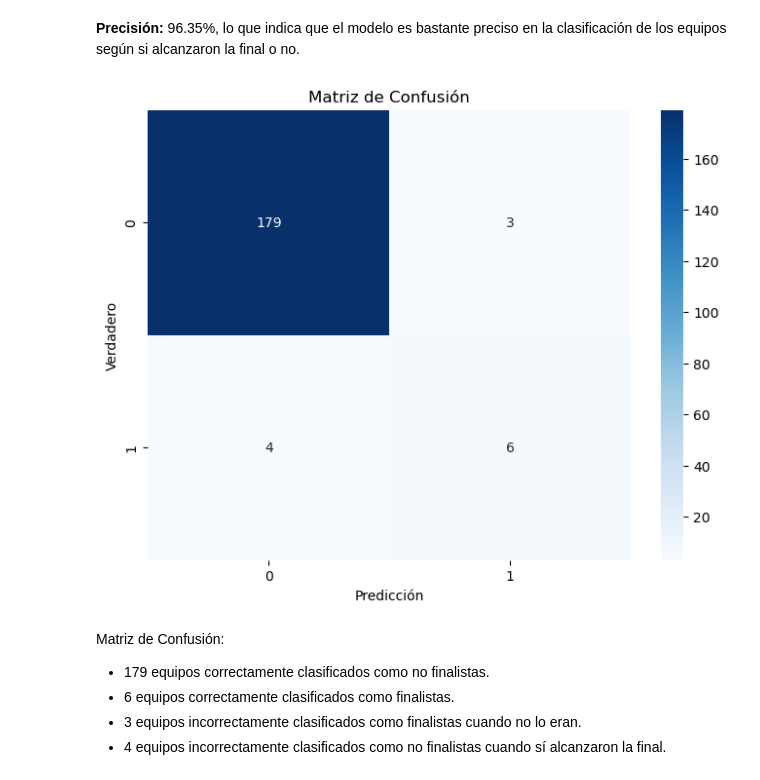
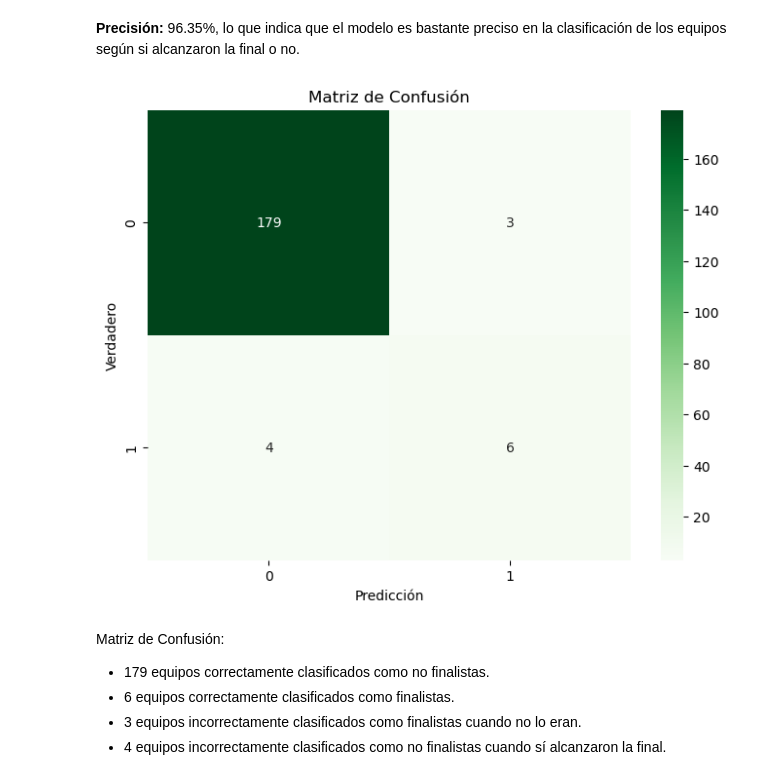
Before and after one commit to albabernal03/UEFA_PREDICCION2.0, a Jupyter notebook: modelos/clasificacion.ipynb, the cells around one changed output. Saved outputs shown, nothing was run; the diff lists cells and outputs as text; code cells hidden in the pictures.

Commit message:
cambiamos el color de la matrix¡z de confusion a verde que pega más con el fútbol

```diff
--- a/modelos/clasificacion.ipynb
+++ b/modelos/clasificacion.ipynb
@@ -99,16 +99,16 @@ roc_auc: 0.9807692307692307
 # %%
 import matplotlib.pyplot as plt
 import seaborn as sns
 
 # Graficar la matriz de confusión
 fig, ax = plt.subplots(figsize=(8, 6))
-sns.heatmap(conf_matrix, annot=True, fmt="d", cmap="Blues", ax=ax)
+sns.heatmap(conf_matrix, annot=True, fmt="d", cmap="Greens", ax=ax)
 ax.set_xlabel('Predicción')
 ax.set_ylabel('Verdadero')
 ax.set_title('Matriz de Confusión')
 plt.show()
 # %% [output]
-[figure, old version]
+[figure, new version]
 # %% [markdown]
 Matriz de Confusión:
 
```
Also changed, not shown: parts of 1 cell of this notebook.
